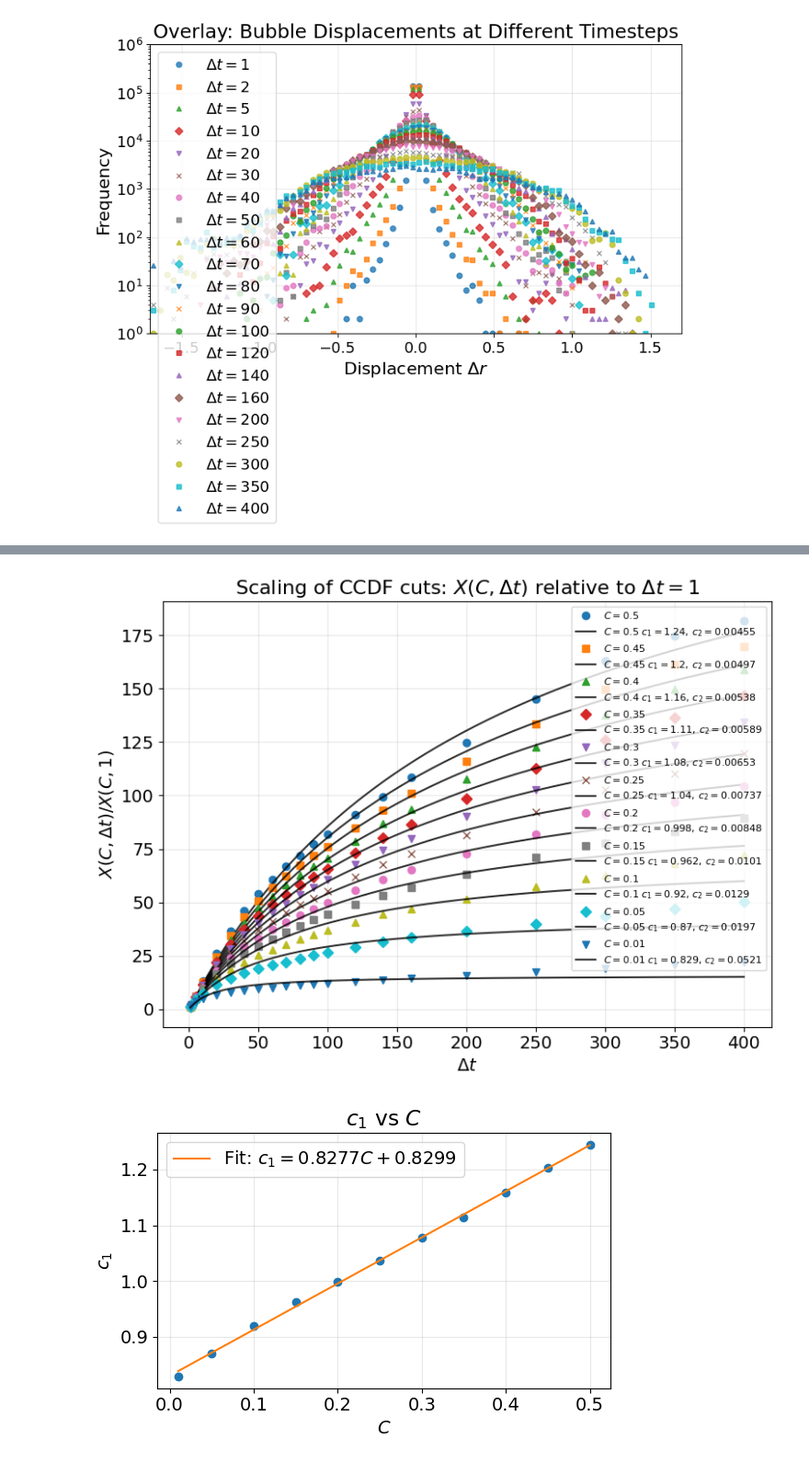
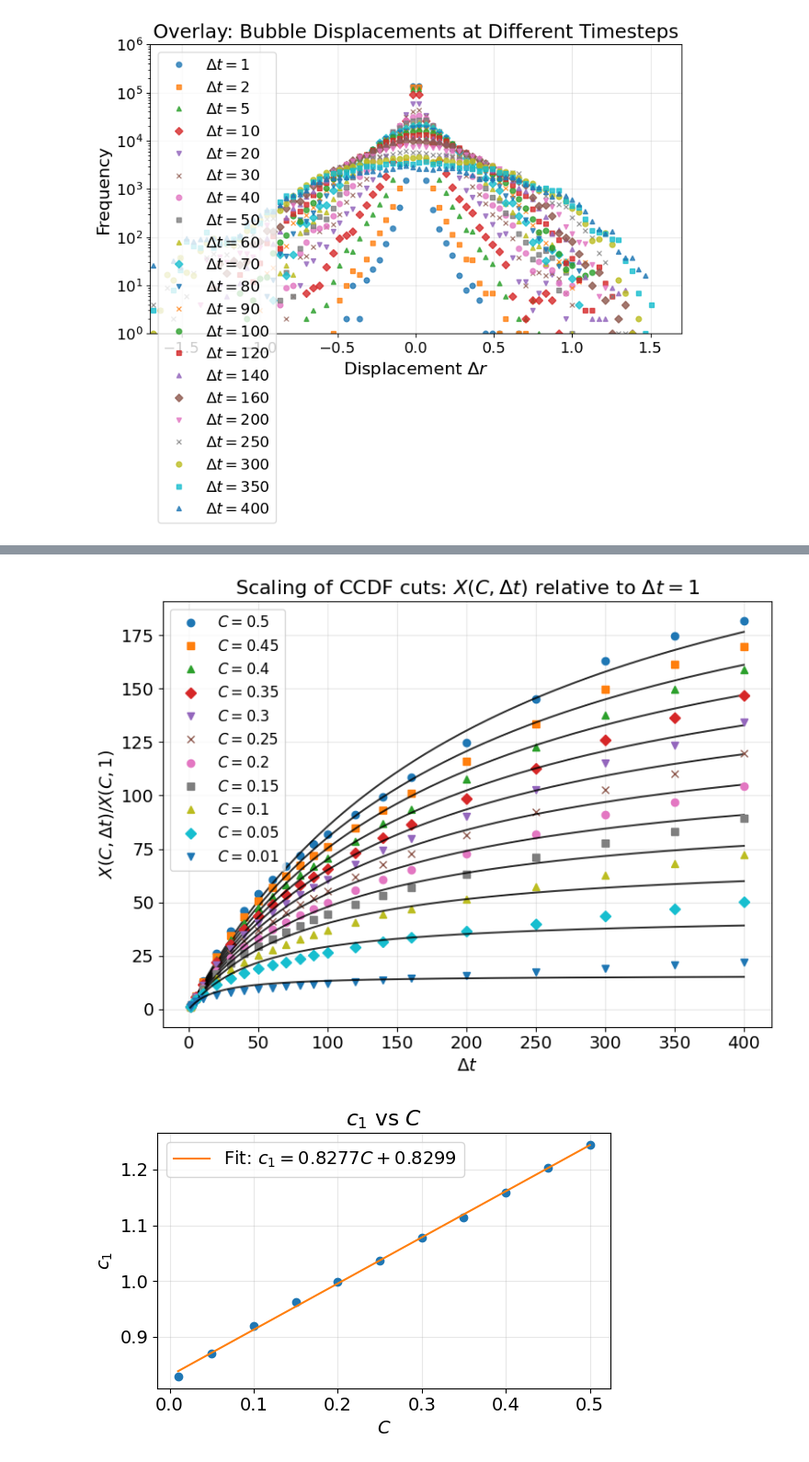
Before and after one commit to conorkirby/capstone, a Jupyter notebook: ProjectNotebooks/03.2_ScalingInvestigation.ipynb, the cells around one changed output, grey strips where cells are left out. Shown at 92% size. Cells and saved outputs as stored; diff of their text form; code cells hidden in the pictures.

```diff
--- a/ProjectNotebooks/03.2_ScalingInvestigation.ipynb
+++ b/ProjectNotebooks/03.2_ScalingInvestigation.ipynb
@@ -219,7 +217,8 @@ plt.figure(figsize=(8, 6))
 markers = ['o', 's', '^', 'D', 'v', 'x']
 
 # Choose the C (probability) levels for horizontal cuts
-C_vals = [0.50, 0.15, 0.03]
+C_vals = [0.50, 0.45, 0.4, 0.35, 0.3, 0.25, 0.2, 0.15, 0.1, 0.05, 0.01]
+
 
 # Plot largest dt first so it is on top in legend
 dt_plot_order = sorted(dt_values, reverse=True)
@@ -254,8 +253,7 @@ for idx, dt in enumerate(dt_plot_order):
 
     plt.plot(
         X, CCDF, marker=markers[idx % len(markers)],
-        linestyle='none', ms=2, alpha=0.85,
-        label=rf'$\Delta t = {dt}$'
+        linestyle='none', ms=2, alpha=0.85
     )
 
 # Dashed lines for C values
@@ -273,8 +271,7 @@ plt.ylabel(r"$P(|x|>X)$", fontsize=14)
 plt.xlabel(r"$X$", fontsize=14)
 plt.title("Complementary CDF of displacement components", fontsize=16)
 plt.grid(alpha=0.3)
-plt.legend(title=r"Lag $\Delta t$")
 plt.tight_layout()
-# plt.savefig("/Users/conorkirby/Library/Mobile Documents/com~apple~CloudDocs/Coding/projects/python/capstone/Figures_Sample2/03_Figures/ccdf_displacement_components_2.png", dpi=300, bbox_inches='tight')
+plt.savefig("/Users/conorkirby/Library/Mobile Documents/com~apple~CloudDocs/Coding/projects/python/capstone/Figures/03.2_Figures/ccdf_displacement_components_invest.png", dpi=300, bbox_inches='tight')
 plt.show()
 # %% [output]
@@ -386,36 +383,37 @@ for i, C in enumerate(C_vals):
     c1_y, c2_y = res_y.x
 
     c1_list.append(c1_y)
     c2_list.append(c2_y)
     y_dense = y_model(dt_dense, c1_y, c2_y)
 
     # --- fit tanh model ---
     # better initial guess for tanh:
     # c1 ~ plateau ~ max(ratio), c2 ~ sets rise timescale
     p0_t = np.array([np.max(ratio_fit), 1.0/np.median(dts_fit), 1.0])
     res_t = least_squares(log_residuals_tanh, p0_t, bounds=(0, np.inf),
                           args=(dts_fit, ratio_fit))
     c1_t, c2_t, c3_t = res_t.x
     tanh_dense = hyptan_model(dt_dense, c1_t, c2_t, c3_t)
 
     # plot data
     plt.plot(dts, ratio,
                marker=markers[i % len(markers)], linestyle='none',
                label=fr"$C={C}$")
 
     # plot fits
-    plt.plot(dt_dense, y_dense, '-', color='black', alpha=0.8, label=fr"$C={C}$ $c_1={c1_y:.3g},\,c_2={c2_y:.3g}$")
+    plt.plot(dt_dense, y_dense, '-', color='black', alpha=0.8)
     #plt.plot(dt_dense, tanh_dense, '--', color='black', alpha=0.8, label=fr"$C={C}$ tanh: $c_1={c1_t:.3g},\,c_2={c2_t:.3g},\,c_3={c3_t:.3g}$")
 
 plt.xlabel(r'$\Delta t$', fontsize=14)
 plt.ylabel(r'$X(C,\Delta t)/X(C,1)$', fontsize=14)
 plt.title('Scaling of CCDF cuts: $X(C,\Delta t)$ relative to $\Delta t=1$', fontsize=16)
 plt.grid(alpha=0.3, which='both')
-plt.legend(fontsize=8)
+plt.legend(fontsize=12)
 plt.tight_layout()
+plt.savefig("/Users/conorkirby/Library/Mobile Documents/com~apple~CloudDocs/Coding/projects/python/capstone/Figures/03.2_Figures/ccdf_cut_scaling_investigation.png", dpi=300, bbox_inches='tight')
 plt.show()
 # %% [output]
-[figure, old version]
+[figure, new version]
 # %%
 from numpy.polynomial import polynomial as P
 
```
Also changed, not shown: parts of 4 cells of this notebook, 17 other files.
